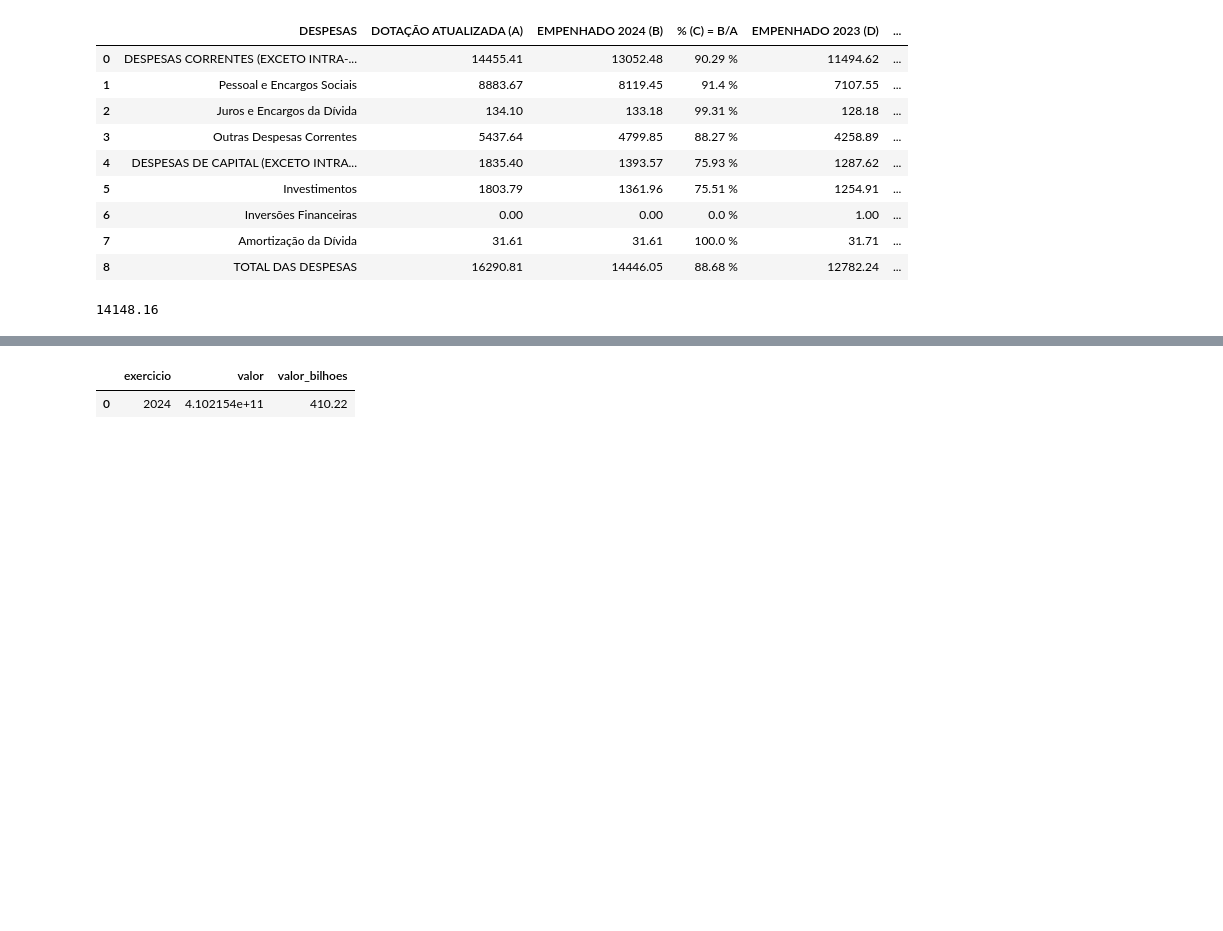
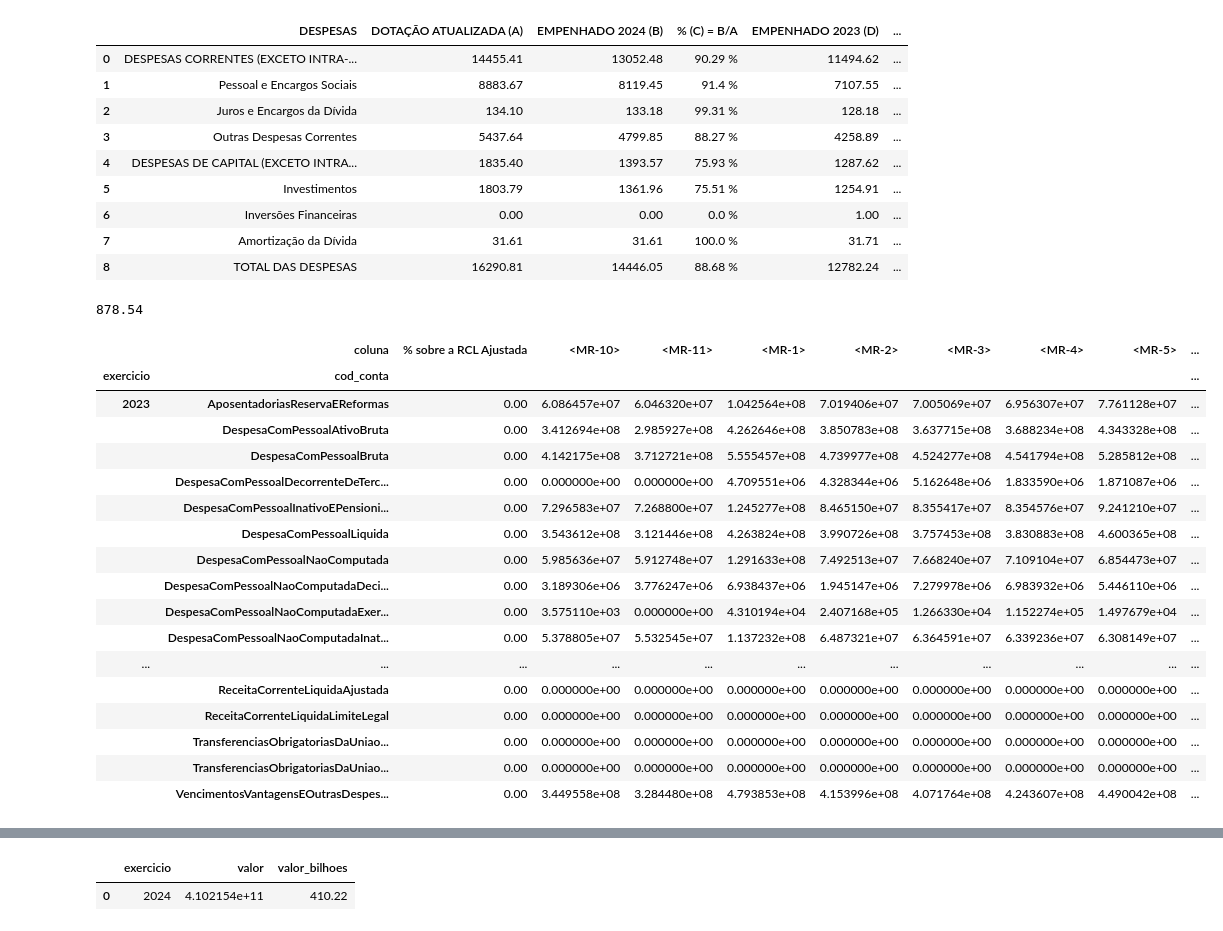
Before and after one commit to PedroJRod/api_siconfi, a Jupyter notebook: report.ipynb, the cells around one changed output, grey strips where cells are left out. Saved outputs shown, nothing was run; the diff lists cells and outputs as text; code cells hidden in the pictures; blank space fills up the shorter version.

```diff
--- a/report.ipynb
+++ b/report.ipynb
@@ -644,12 +649,33 @@ tabela_5
 | 6 | Inversões Financeiras | 0.00 | 0.00 | 0.0 % | 1.00 | ... |
 | 7 | Amortização da Dívida | 31.61 | 31.61 | 100.0 % | 31.71 | ... |
 | 8 | TOTAL DAS DESPESAS | 16290.81 | 14446.05 | 88.68 % | 12782.24 | ... |
-# %%
-valor = get_value(exercicio, 'MinimoAnualDasReceitasDeImpostosNaManutencaoEDesenvolvimentoDoEnsinoDemonstrativoSimplificado', 'Valor Apurado Até o Bimestre')
-
-valor
-# %% [output]
-14148.16
+# %%
+valor = get_value(exercicio_anterior, 'AposentadoriasReservaEReformas', 'TOTAL (ÚLTIMOS 12 MESES) (a)')
+
+valor
+# %% [output]
+878.54
+# %%
+rgf_df_pivot
+# %% [output]
+|  | coluna | % sobre a RCL Ajustada | <MR-10> | <MR-11> | <MR-1> | <MR-2> | <MR-3> | <MR-4> | <MR-5> | ... |
+| exercicio | cod_conta |  |  |  |  |  |  |  |  | ... |
+| 2023 | AposentadoriasReservaEReformas | 0.00 | 6.086457e+07 | 6.046320e+07 | 1.042564e+08 | 7.019406e+07 | 7.005069e+07 | 6.956307e+07 | 7.761128e+07 | ... |
+|  | DespesaComPessoalAtivoBruta | 0.00 | 3.412694e+08 | 2.985927e+08 | 4.262646e+08 | 3.850783e+08 | 3.637715e+08 | 3.688234e+08 | 4.343328e+08 | ... |
+|  | DespesaComPessoalBruta | 0.00 | 4.142175e+08 | 3.712721e+08 | 5.555457e+08 | 4.739977e+08 | 4.524277e+08 | 4.541794e+08 | 5.285812e+08 | ... |
+|  | DespesaComPessoalDecorrenteDeTerc... | 0.00 | 0.000000e+00 | 0.000000e+00 | 4.709551e+06 | 4.328344e+06 | 5.162648e+06 | 1.833590e+06 | 1.871087e+06 | ... |
+|  | DespesaComPessoalInativoEPensioni... | 0.00 | 7.296583e+07 | 7.268800e+07 | 1.245277e+08 | 8.465150e+07 | 8.355417e+07 | 8.354576e+07 | 9.241210e+07 | ... |
+|  | DespesaComPessoalLiquida | 0.00 | 3.543612e+08 | 3.121446e+08 | 4.263824e+08 | 3.990726e+08 | 3.757453e+08 | 3.830883e+08 | 4.600365e+08 | ... |
+|  | DespesaComPessoalNaoComputada | 0.00 | 5.985636e+07 | 5.912748e+07 | 1.291633e+08 | 7.492513e+07 | 7.668240e+07 | 7.109104e+07 | 6.854473e+07 | ... |
+|  | DespesaComPessoalNaoComputadaDeci... | 0.00 | 3.189306e+06 | 3.776247e+06 | 6.938437e+06 | 1.945147e+06 | 7.279978e+06 | 6.983932e+06 | 5.446110e+06 | ... |
+|  | DespesaComPessoalNaoComputadaExer... | 0.00 | 3.575110e+03 | 0.000000e+00 | 4.310194e+04 | 2.407168e+05 | 1.266330e+04 | 1.152274e+05 | 1.497679e+04 | ... |
+|  | DespesaComPessoalNaoComputadaInat... | 0.00 | 5.378805e+07 | 5.532545e+07 | 1.137232e+08 | 6.487321e+07 | 6.364591e+07 | 6.339236e+07 | 6.308149e+07 | ... |
+| ... | ... | ... | ... | ... | ... | ... | ... | ... | ... | ... |
+|  | ReceitaCorrenteLiquidaAjustada | 0.00 | 0.000000e+00 | 0.000000e+00 | 0.000000e+00 | 0.000000e+00 | 0.000000e+00 | 0.000000e+00 | 0.000000e+00 | ... |
+|  | ReceitaCorrenteLiquidaLimiteLegal | 0.00 | 0.000000e+00 | 0.000000e+00 | 0.000000e+00 | 0.000000e+00 | 0.000000e+00 | 0.000000e+00 | 0.000000e+00 | ... |
+|  | TransferenciasObrigatoriasDaUniao... | 0.00 | 0.000000e+00 | 0.000000e+00 | 0.000000e+00 | 0.000000e+00 | 0.000000e+00 | 0.000000e+00 | 0.000000e+00 | ... |
+|  | TransferenciasObrigatoriasDaUniao... | 0.00 | 0.000000e+00 | 0.000000e+00 | 0.000000e+00 | 0.000000e+00 | 0.000000e+00 | 0.000000e+00 | 0.000000e+00 | ... |
+|  | VencimentosVantagensEOutrasDespes... | 0.00 | 3.449558e+08 | 3.284480e+08 | 4.793853e+08 | 4.153996e+08 | 4.071764e+08 | 4.243607e+08 | 4.490042e+08 | ... |
 # %%
 tabela_indicadores = pd.DataFrame({
     'INDICADOR': [
```
Also changed, not shown: parts of 5 cells of this notebook.
